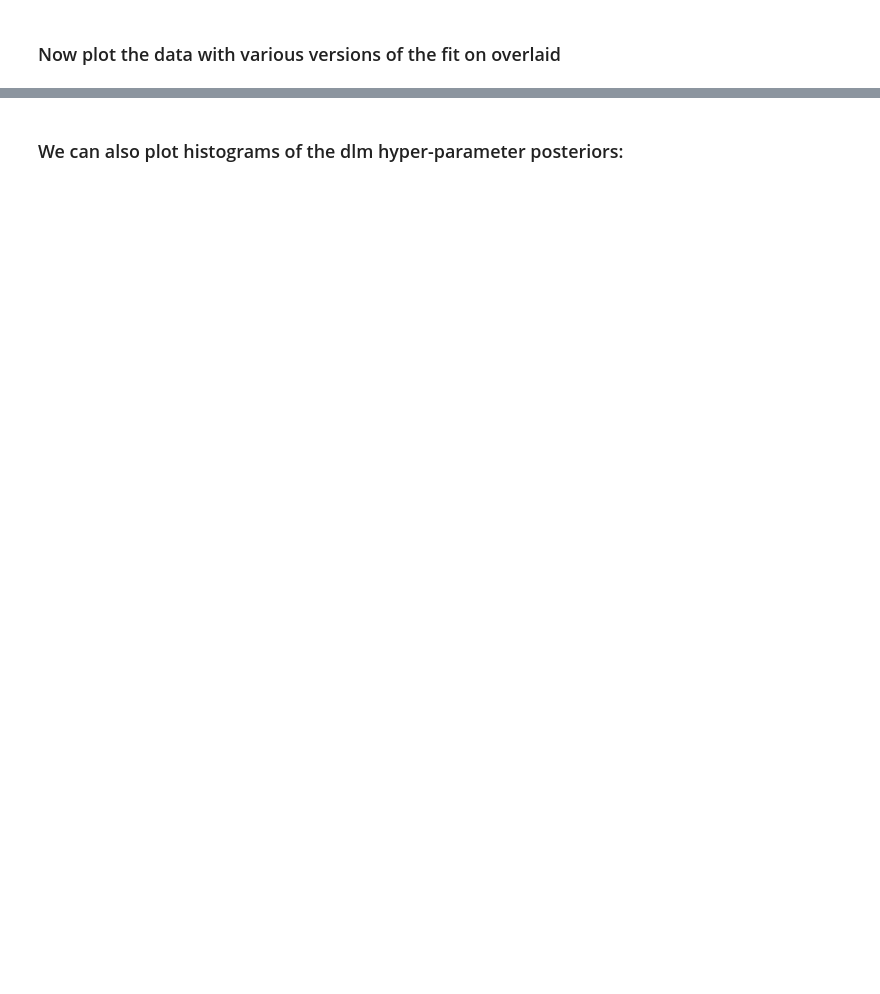
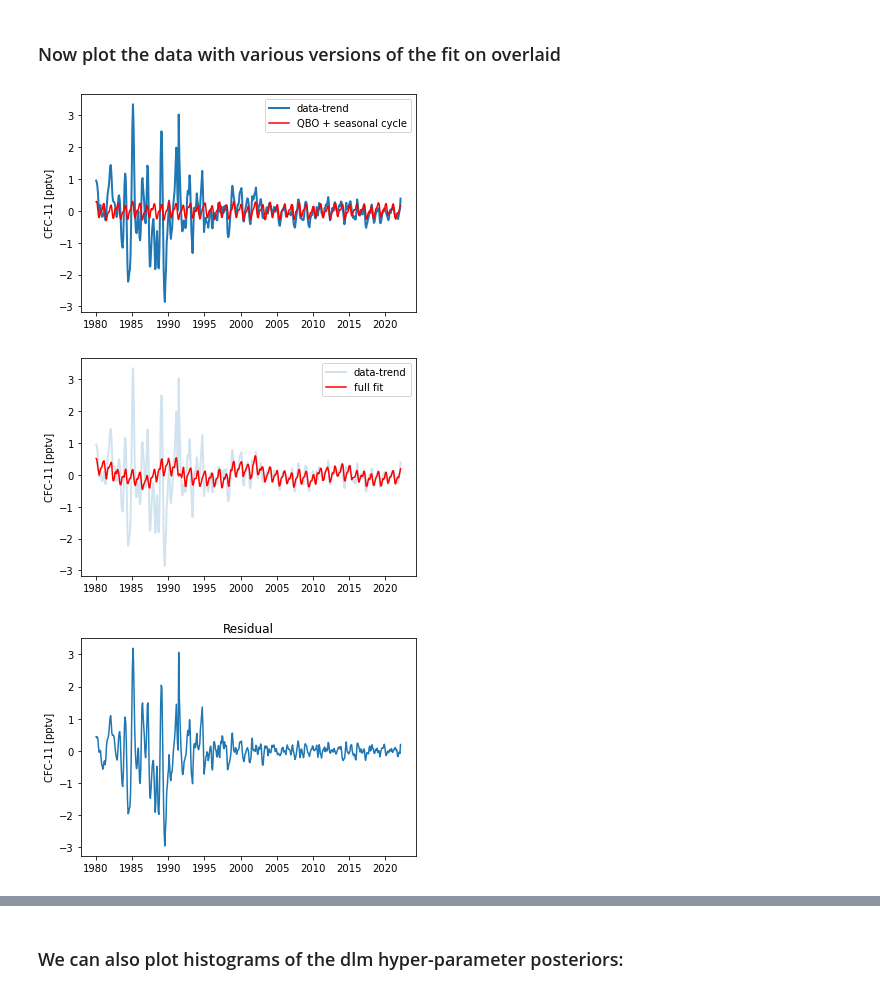
Before and after one commit to seand13/dlmf11, a Jupyter notebook: dlm_f11_surface_example.ipynb, the cells around one changed output, grey strips where cells are left out. Drawn from its saved outputs; the diff is of its cells as text; code cells hidden in the pictures; blank space fills up the shorter version.

```diff
--- a/dlm_f11_surface_example.ipynb
+++ b/dlm_f11_surface_example.ipynb
@@ -342,24 +375,37 @@ plt.show()
 # %%
 # Plot the data
 trendts = trend.mean(axis=0)
 plt.plot(timeobj, d-trendts, lw = 2, label='data-trend')
 
 #reconstructed qbo timeseries
 qbots = regressors[:,2]*np.mean(regressor_coefficients[:,2],axis=0) + regressors[:,3]*np.mean(regressor_coefficients[:,3],axis=0)
 
 #reconstructed timeseries from all regressors
 allts = qbots + regressors[:,0]*np.mean(regressor_coefficients[:,0],axis=0) + regressors[:,1]*np.mean(regressor_coefficients[:,1],axis=0) + regressors[:,4]*np.mean(regressor_coefficients[:,4],axis=0)
 seasonalts = seasonal_cycle.mean(axis=0)
 
 # overplot the mean trend + seasonal cycle + QBO
-plt.plot(timeobj, qbots+seasonalts, color = 'red', ls = '--', label='QBO + seasonal cycle')
+plt.plot(timeobj, qbots+seasonalts, color = 'red', label='QBO + seasonal cycle')
+plt.ylabel('CFC-11 [pptv]')
 plt.legend(loc='upper right')
 plt.show()
 
 # overplot the seasonal cycle + ENSO/SOLAR/QBO/SAOD + AR
 plt.plot(timeobj, d-trendts, lw = 2, alpha = 0.2, label='data-trend')
-plt.plot(timeobj, seasonal_cycle.mean(axis=0)+allts + np.mean(ar,axis=0), color = 'blue', ls = '--', label='full fit')
+plt.plot(timeobj, seasonal_cycle.mean(axis=0)+allts + np.mean(ar,axis=0), color = 'red', label='full fit')
+plt.ylabel('CFC-11 [pptv]')
+plt.legend(loc='upper right')
 plt.show()
+
+# overplot the residual
+plt.plot(timeobj, d-(trendts+seasonal_cycle.mean(axis=0)+allts + np.mean(ar,axis=0)) )
+plt.ylabel('CFC-11 [pptv]')
+plt.title('Residual')
+plt.show()
+# %% [output]
+[figure, added]
+[figure, added]
+[figure, added]
 # %%
 # Plot posteriors for the regression coefficients
 regressor_names = ['ENSO', 'SOLAR', 'QBO30', 'QBO50', 'SAOD']
```
Also changed, not shown: parts of 7 cells of this notebook, 1 other file.
